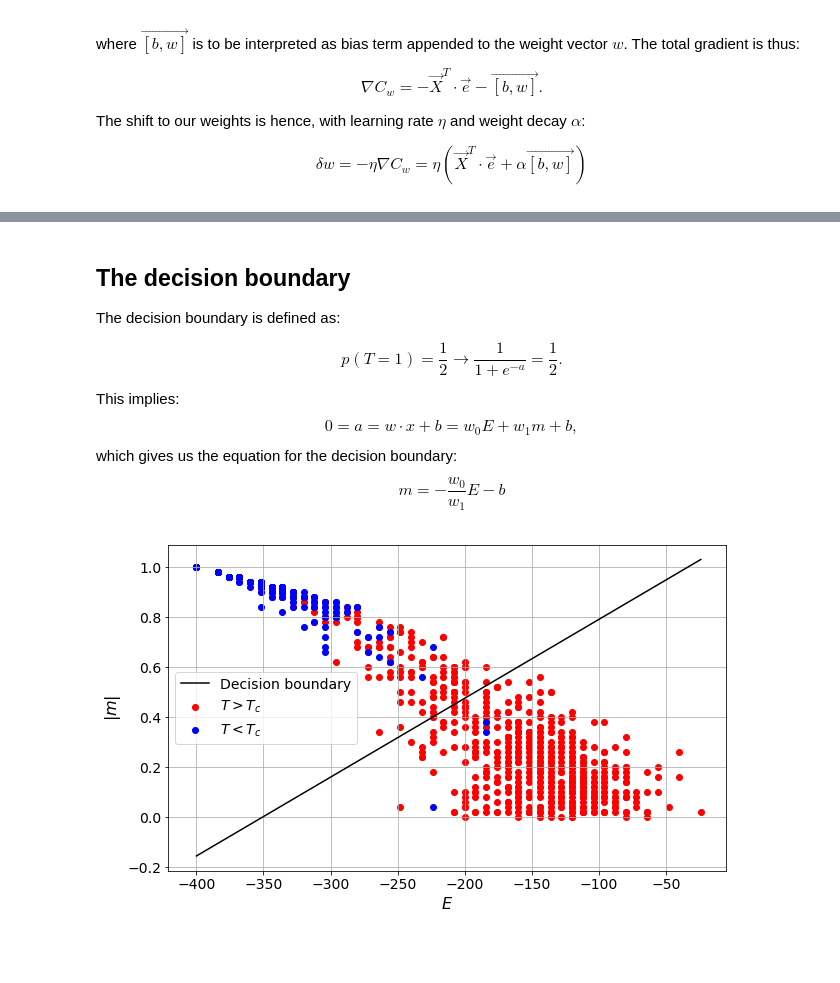
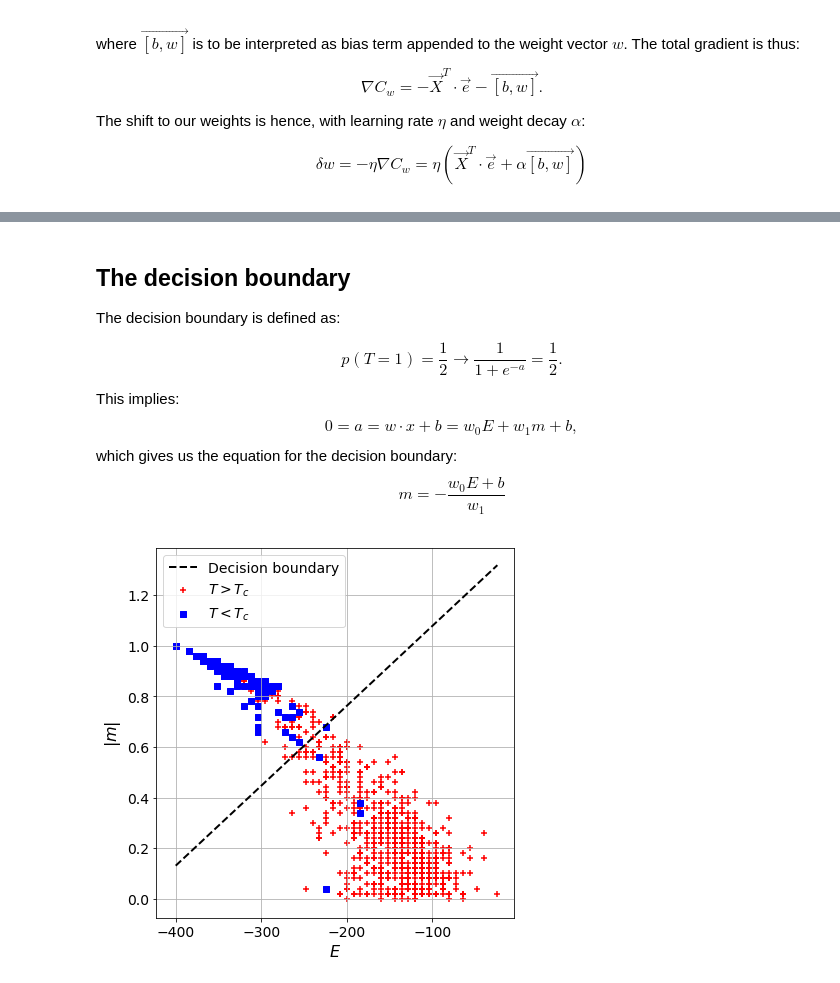
Before and after one commit to elindgren/lfd_project, a Jupyter notebook: Project 2/(Basic) Single Neuron.ipynb, the cells around one changed output, grey strips where cells are left out. Drawn from its saved outputs; the diff is of its cells as text; code cells hidden in the pictures; blank space fills up the shorter version.

```diff
--- a/Project 2/(Basic) Single Neuron.ipynb
+++ b/Project 2/(Basic) Single Neuron.ipynb
@@ -234,7 +239,7 @@ def train_neuron(train_data, test_data, epochs=50, batch_size=50, alpha=1, eta=0
     costs = []
     train_accuracies = []
     test_accuracies = []
-    for epoch in tqdm_notebook(range(epochs)):
+    for epoch in tqdm(range(epochs)):
         # Train the network in epochs - one epoch goes through all the data
         # Shuffle the x and t vectors at the beginning of each epoch
         shuffle_idx = np.random.permutation(len(x))
@@ -279,19 +284,21 @@ def train_neuron(train_data, test_data, epochs=50, batch_size=50, alpha=1, eta=0
         test_accuracies.append(test_acc)
 
     print(f'Final test accuracy was: {test_acc:.3f}')
-    fig1, ax1 = plt.subplots(figsize=(10,6))
+    fig1, ax1 = plt.subplots(figsize=(6,6))
     ax1.plot(np.log(costs))
     ax1.set_ylabel(r'log(cost)')
     ax1.set_xlabel(r'Iterations')
     ax1.grid()
 
-    fig2, ax2 = plt.subplots(figsize=(10,6))
-    ax2.plot(train_accuracies, label='Training accuracy')
-    ax2.plot(test_accuracies, label='Test accuracy')
+    fig2, ax2 = plt.subplots(figsize=(6,6))
+    ax2.plot(train_accuracies, linewidth=2, linestyle='--', color='C0', label='Training accuracy')
+    ax2.plot(test_accuracies, linewidth=2, color='C1', label='Test accuracy')
     ax2.set_xlabel("Epoch")
     ax2.set_ylabel("Accuracy")
     ax2.legend(loc='best')
     ax2.grid()
+    plt.tight_layout()
+    plt.savefig('single_neuron_training.png')
 
     # Return the optimized weights
     return w, b
@@ -315,7 +322,7 @@ $$ p(T=1) = \frac{1}{2} \rightarrow \frac{1}{1+e^{-a}} = \frac{1}{2}.$$
 This implies:
 $$ 0 = a = w \cdot x + b = w_0 E + w_1 m + b,$$
 which gives us the equation for the decision boundary:
-$$ m = - \frac{w_0}{w_1}E - b $$
+$$ m = - \frac{w_0 E + b}{w_1} $$
 # %%
 # Generate data for scatter plot
 T = points_full[:,0]
@@ -328,26 +335,27 @@ E_M_low = points_full[low_T][:,1:]
 # %%
 # Plot the data and the decision boundary
 def dec_boundary(E, w, b):
-    return -w[0]/w[1]*E - b
+    return -(w[0]*E+b)/w[1]
 
 E_space = np.linspace(E.min(), E.max())
 M_space = np.linspace(M.min(), M.max())
 
 # Normalize the data to correspond to the data that was used for obtaining the weights. Then rescale
 E_norm = (E_space-E_space.mean())/E_space.std()  # Normalize E
 m_norm = dec_boundary(E_norm, w_star, b_star)  # Calculate m using weights
 dec_bound = m_norm*M_space.std() + M.mean()  # Scale back m
 
 
-fig, ax = plt.subplots(figsize=(10,6))
-ax.scatter(E_M_high[:,0],E_M_high[:,1],c='r', label=r'$T>T_c$')
-ax.scatter(E_M_low[:,0],E_M_low[:,1],c='b', label=r'$T<T_c$')
-ax.plot(E_space, dec_bound, c='k', label='Decision boundary')
+fig, ax = plt.subplots(figsize=(6,6))
+ax.scatter(E_M_high[:,0],E_M_high[:,1],c='r', marker='+', label=r'$T>T_c$')
+ax.scatter(E_M_low[:,0],E_M_low[:,1],c='b', marker='s', label=r'$T<T_c$')
+ax.plot(E_space, dec_bound, c='k', linewidth=2, linestyle='--', label='Decision boundary')
 ax.set_xlabel("$E$")
 ax.set_ylabel("$|m|$")
 ax.grid()
 ax.legend(loc='best')
-
+plt.tight_layout()
+plt.savefig('single_neuron_dec_bound.png')
 plt.show()
 # %% [output]
-[figure, old version]
+[figure, new version]
```
Also changed, not shown: parts of 2 cells of this notebook, 18 other files.
